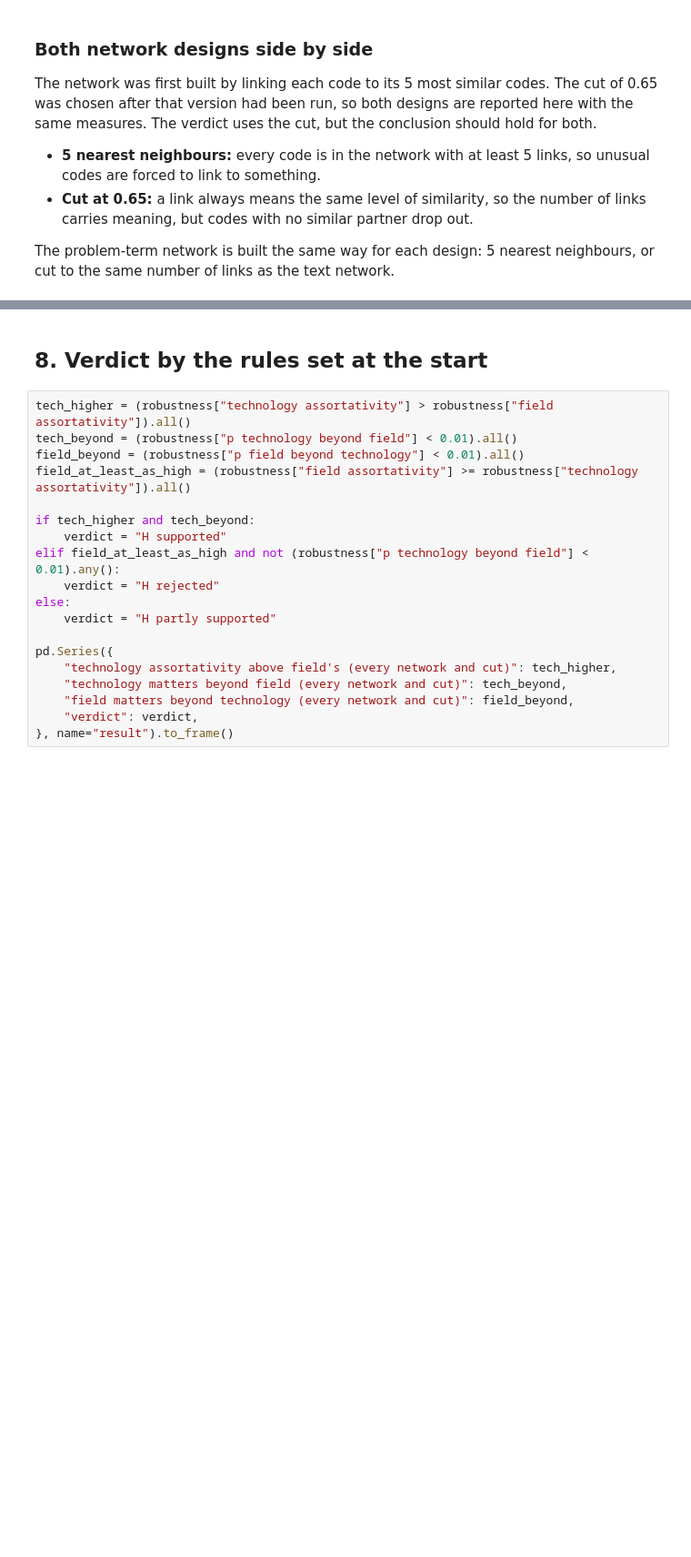
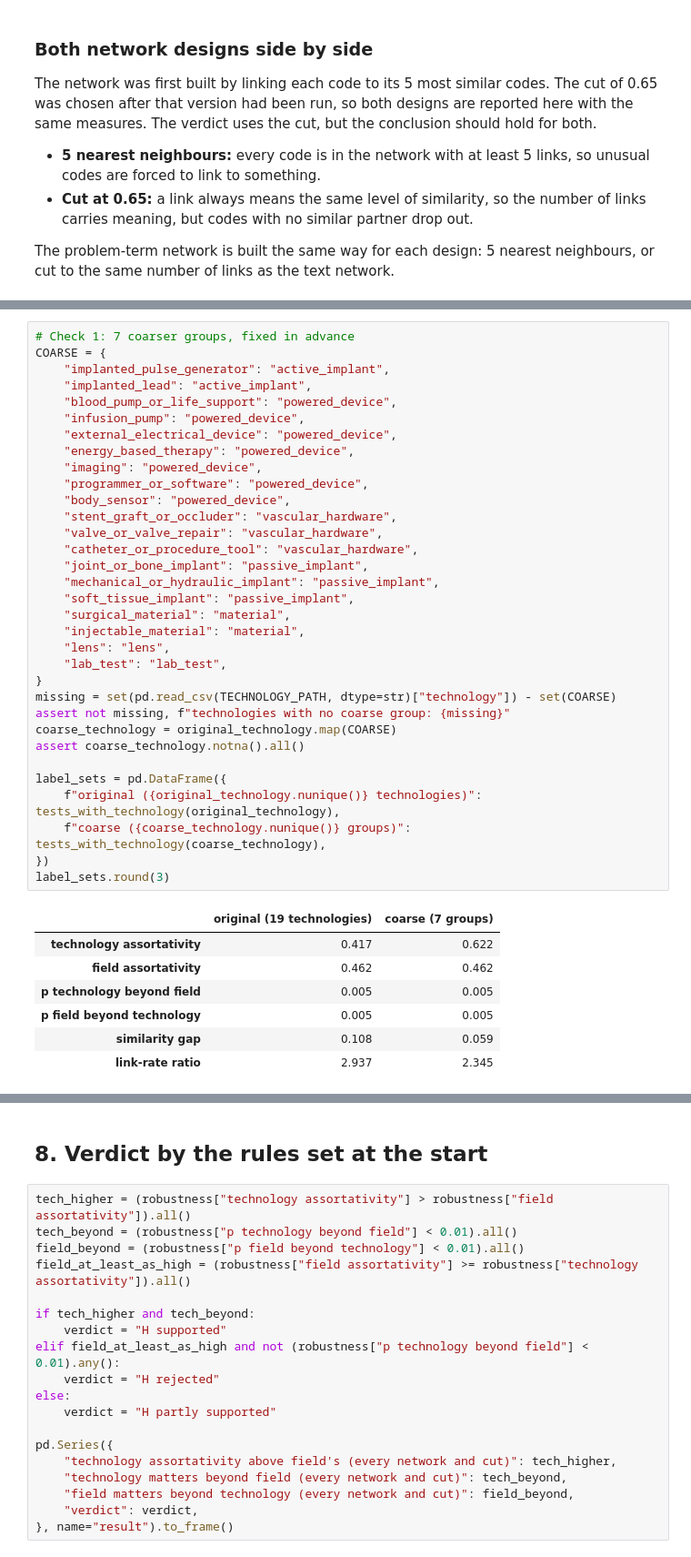
Before and after one commit to albertcasajuana01/social_graphs_project, a Jupyter notebook: text_similarity_network.ipynb, the cells around one changed output, grey strips where cells are left out. Shown at 91% size. Drawn from its saved outputs; the diff is of its cells as text; blank space fills up the shorter version.

```diff
--- a/text_similarity_network.ipynb
+++ b/text_similarity_network.ipynb
@@ -725,0 +801,41 @@ designs.round(3)
+# %%
+# Check 1: 7 coarser groups, fixed in advance
+COARSE = {
+    "implanted_pulse_generator": "active_implant",
+    "implanted_lead": "active_implant",
+    "blood_pump_or_life_support": "powered_device",
+    "infusion_pump": "powered_device",
+    "external_electrical_device": "powered_device",
+    "energy_based_therapy": "powered_device",
+    "imaging": "powered_device",
+    "programmer_or_software": "powered_device",
+    "body_sensor": "powered_device",
+    "stent_graft_or_occluder": "vascular_hardware",
+    "valve_or_valve_repair": "vascular_hardware",
+    "catheter_or_procedure_tool": "vascular_hardware",
+    "joint_or_bone_implant": "passive_implant",
+    "mechanical_or_hydraulic_implant": "passive_implant",
+    "soft_tissue_implant": "passive_implant",
+    "surgical_material": "material",
+    "injectable_material": "material",
+    "lens": "lens",
+    "lab_test": "lab_test",
+}
+missing = set(pd.read_csv(TECHNOLOGY_PATH, dtype=str)["technology"]) - set(COARSE)
+assert not missing, f"technologies with no coarse group: {missing}"
+coarse_technology = original_technology.map(COARSE)
+assert coarse_technology.notna().all()
+
+label_sets = pd.DataFrame({
+    f"original ({original_technology.nunique()} technologies)": tests_with_technology(original_technology),
+    f"coarse ({coarse_technology.nunique()} groups)": tests_with_technology(coarse_technology),
+})
+label_sets.round(3)
+# %% [output]
+|  | original (19 technologies) | coarse (7 groups) |
+| technology assortativity | 0.417 | 0.622 |
+| field assortativity | 0.462 | 0.462 |
+| p technology beyond field | 0.005 | 0.005 |
+| p field beyond technology | 0.005 | 0.005 |
+| similarity gap | 0.108 | 0.059 |
+| link-rate ratio | 2.937 | 2.345 |
```
Also changed, not shown: parts of 9 cells of this notebook, 1 other file.
